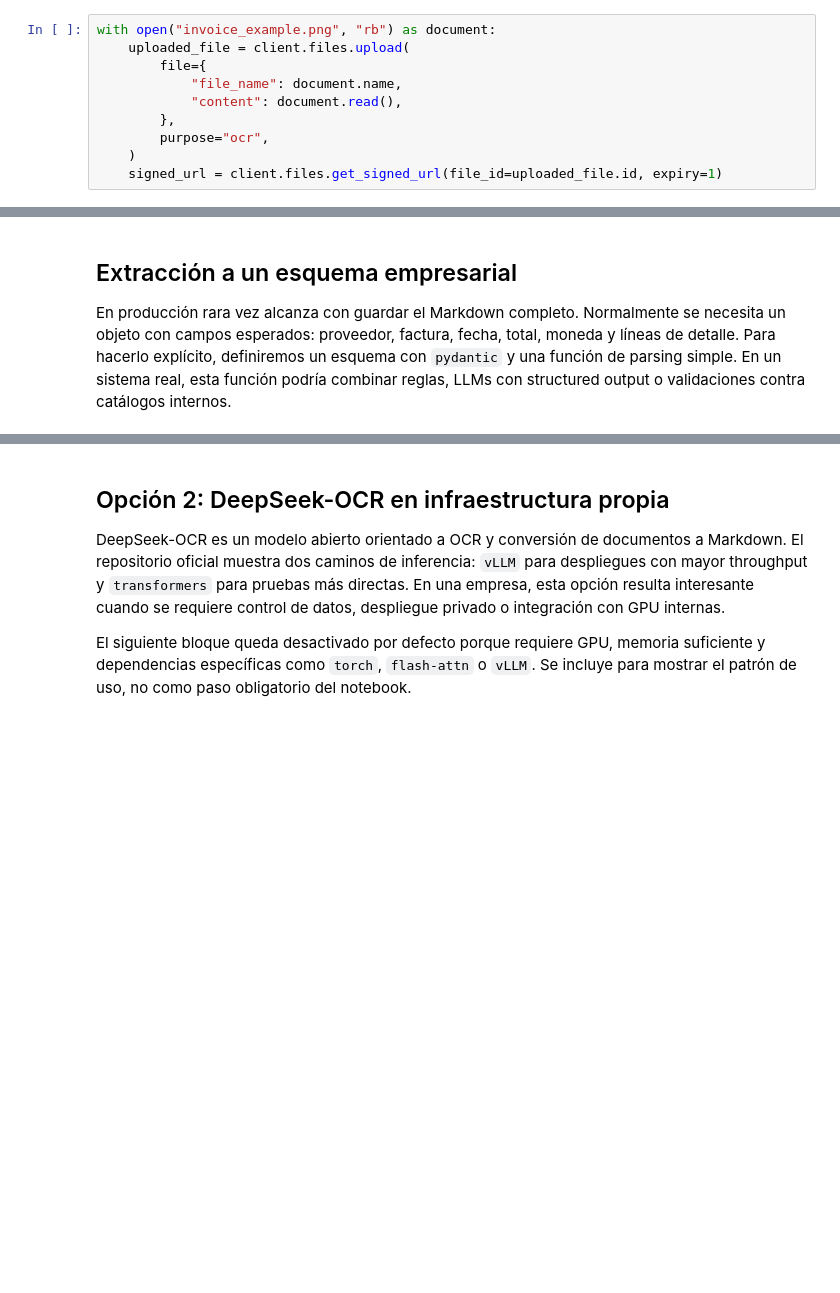
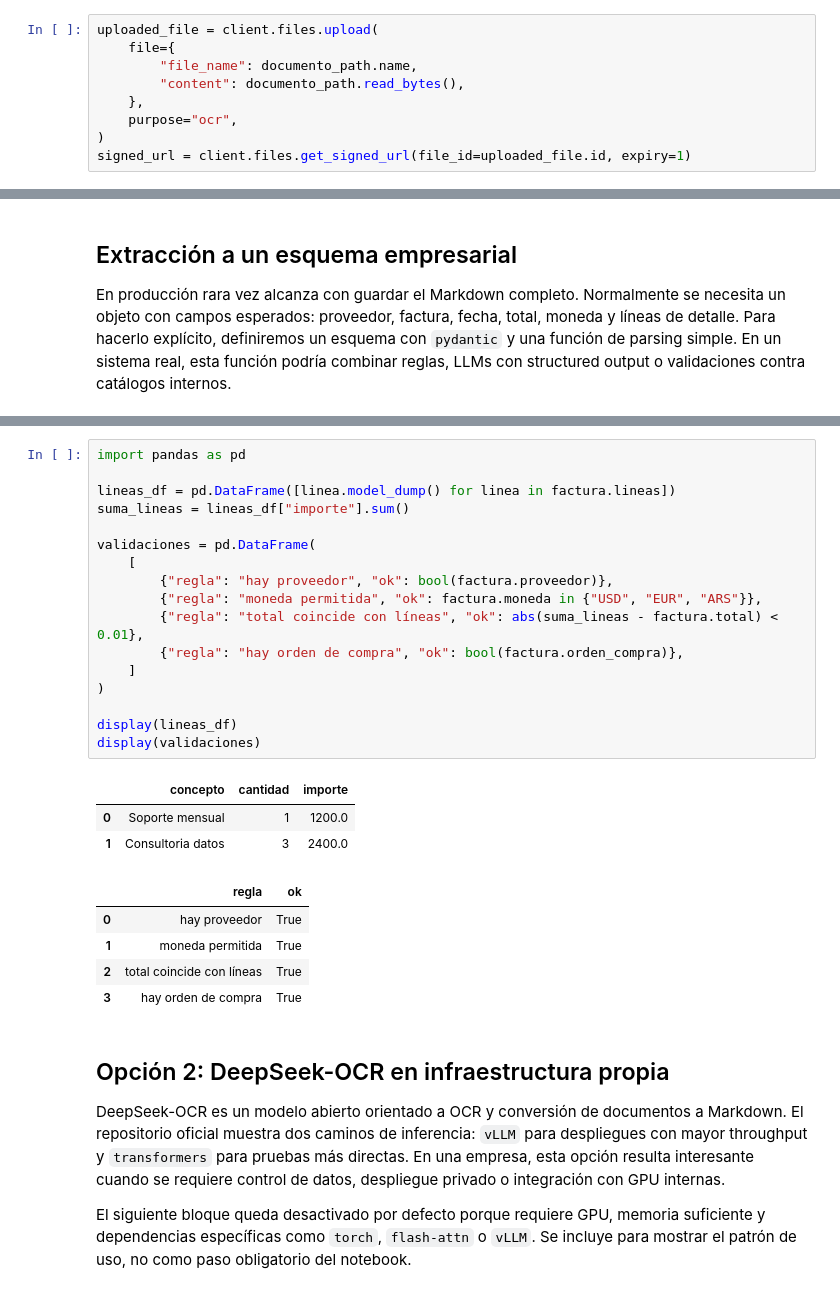
Before and after one commit to santiagxf/M72109, a Jupyter notebook: docs/document-understanding/advanced-ocr-enterprise.ipynb, the cells around one changed output, grey strips where cells are left out. Cells and saved outputs as stored; diff of their text form; blank space fills up the shorter version.

```diff
--- a/docs/document-understanding/advanced-ocr-enterprise.ipynb
+++ b/docs/document-understanding/advanced-ocr-enterprise.ipynb
@@ -51,15 +92,14 @@ from mistralai.client.models import ImageURLChunk
 
 client = Mistral(api_key=MISTRAL_API_KEY)
 # %%
-with open("invoice_example.png", "rb") as document:
-    uploaded_file = client.files.upload(
-        file={
-            "file_name": document.name,
-            "content": document.read(),
-        },
-        purpose="ocr",
-    )
-    signed_url = client.files.get_signed_url(file_id=uploaded_file.id, expiry=1)
+uploaded_file = client.files.upload(
+    file={
+        "file_name": documento_path.name,
+        "content": documento_path.read_bytes(),
+    },
+    purpose="ocr",
+)
+signed_url = client.files.get_signed_url(file_id=uploaded_file.id, expiry=1)
 # %%
 respuesta_ocr = client.ocr.process(
     model="mistral-ocr-latest",
@@ -170,3 +250,29 @@ En producción rara vez alcanza con guardar el Markdown completo. Normalmente se
+# %%
+import pandas as pd
+
+lineas_df = pd.DataFrame([linea.model_dump() for linea in factura.lineas])
+suma_lineas = lineas_df["importe"].sum()
+
+validaciones = pd.DataFrame(
+    [
+        {"regla": "hay proveedor", "ok": bool(factura.proveedor)},
+        {"regla": "moneda permitida", "ok": factura.moneda in {"USD", "EUR", "ARS"}},
+        {"regla": "total coincide con líneas", "ok": abs(suma_lineas - factura.total) < 0.01},
+        {"regla": "hay orden de compra", "ok": bool(factura.orden_compra)},
+    ]
+)
+
+display(lineas_df)
+display(validaciones)
+# %% [output]
+|  | concepto | cantidad | importe |
+| 0 | Soporte mensual | 1 | 1200.0 |
+| 1 | Consultoria datos | 3 | 2400.0 |
+|  | regla | ok |
+| 0 | hay proveedor | True |
+| 1 | moneda permitida | True |
+| 2 | total coincide con líneas | True |
+| 3 | hay orden de compra | True |
 # %% [markdown]
 ## Opción 2: DeepSeek-OCR en infraestructura propia
 
```
Also changed, not shown: parts of 8 cells of this notebook.
